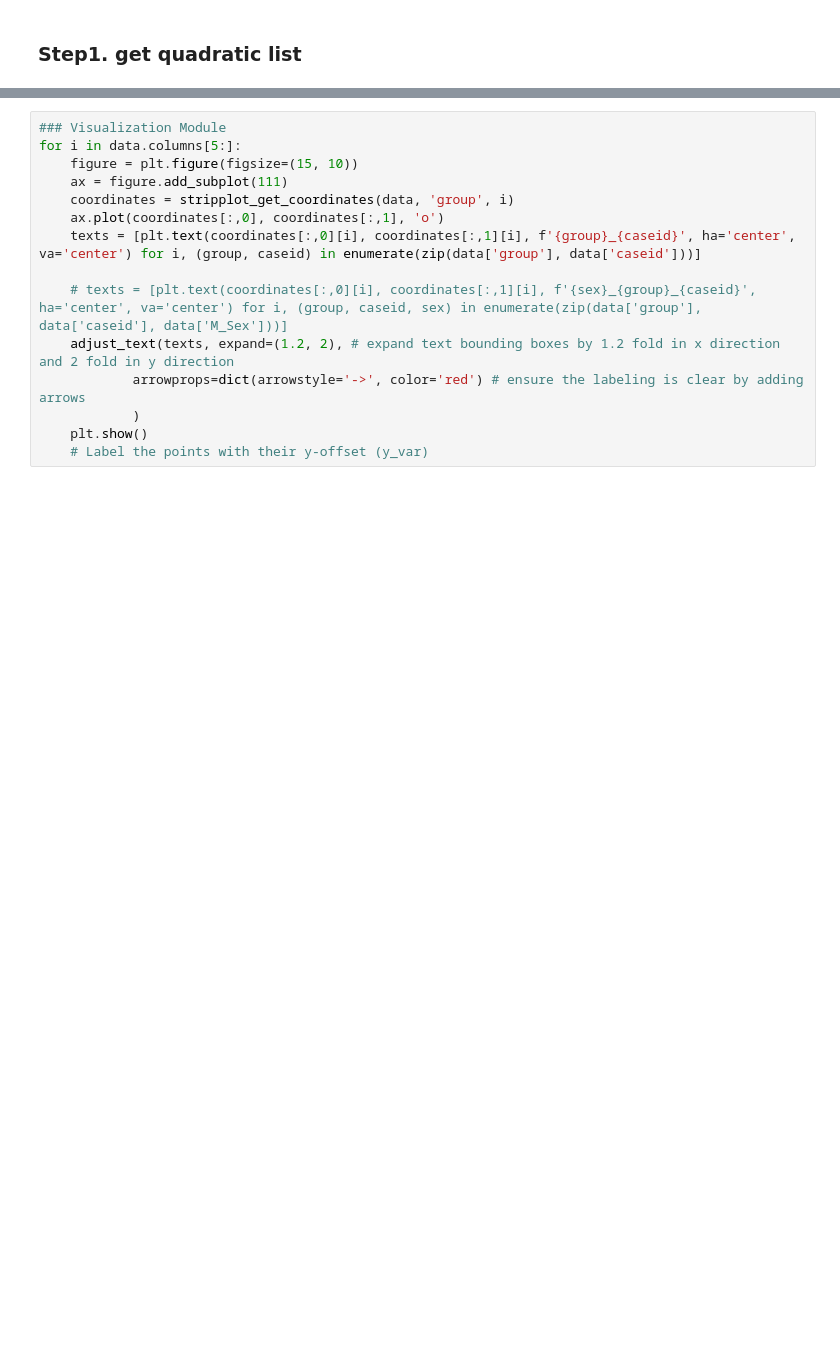
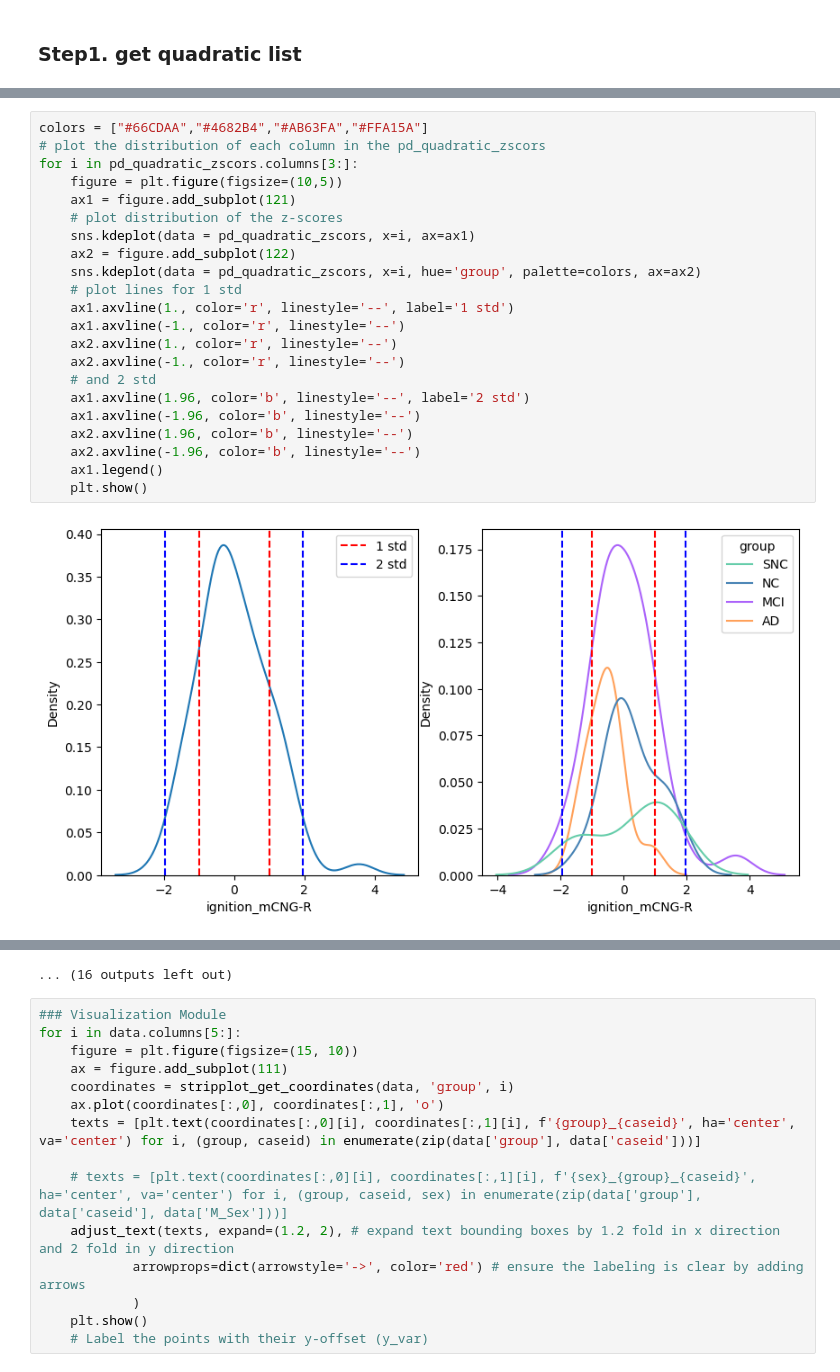
Before and after one commit to yilewang/tvbdemos, a Jupyter notebook: prediction_project/prediction_pipeline.ipynb, the cells around one changed output, grey strips where cells are left out. Saved outputs shown, nothing was run; the diff lists cells and outputs as text; blank space fills up the shorter version.

```diff
--- a/prediction_project/prediction_pipeline.ipynb
+++ b/prediction_project/prediction_pipeline.ipynb
@@ -79,0 +188,24 @@ pd_overshoot.to_excel('/Users/yilewang/workspaces/data4project/overshoot.xlsx',
+# %%
+colors = ["#66CDAA","#4682B4","#AB63FA","#FFA15A"]
+# plot the distribution of each column in the pd_quadratic_zscors
+for i in pd_quadratic_zscors.columns[3:]:
+    figure = plt.figure(figsize=(10,5))
+    ax1 = figure.add_subplot(121)
+    # plot distribution of the z-scores
+    sns.kdeplot(data = pd_quadratic_zscors, x=i, ax=ax1)
+    ax2 = figure.add_subplot(122)
+    sns.kdeplot(data = pd_quadratic_zscors, x=i, hue='group', palette=colors, ax=ax2)
+    # plot lines for 1 std
+    ax1.axvline(1., color='r', linestyle='--', label='1 std')
+    ax1.axvline(-1., color='r', linestyle='--')
+    ax2.axvline(1., color='r', linestyle='--')
+    ax2.axvline(-1., color='r', linestyle='--')
+    # and 2 std
+    ax1.axvline(1.96, color='b', linestyle='--', label='2 std')
+    ax1.axvline(-1.96, color='b', linestyle='--')
+    ax2.axvline(1.96, color='b', linestyle='--')
+    ax2.axvline(-1.96, color='b', linestyle='--')
+    ax1.legend()
+    plt.show()
+# %% [output]
+[figure, added]
@@ -80,3 +223,4 @@ pd_overshoot.to_excel('/Users/yilewang/workspaces/data4project/overshoot.xlsx',
+... (16 outputs left out)
 # %%
 ### Visualization Module
 for i in data.columns[5:]:
```
Also changed, not shown: parts of 13 cells of this notebook, 5 other files.
